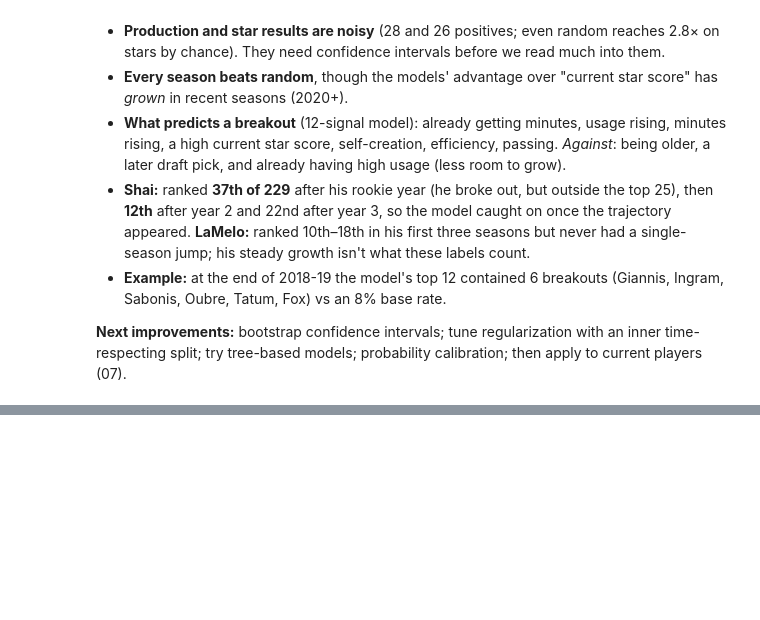
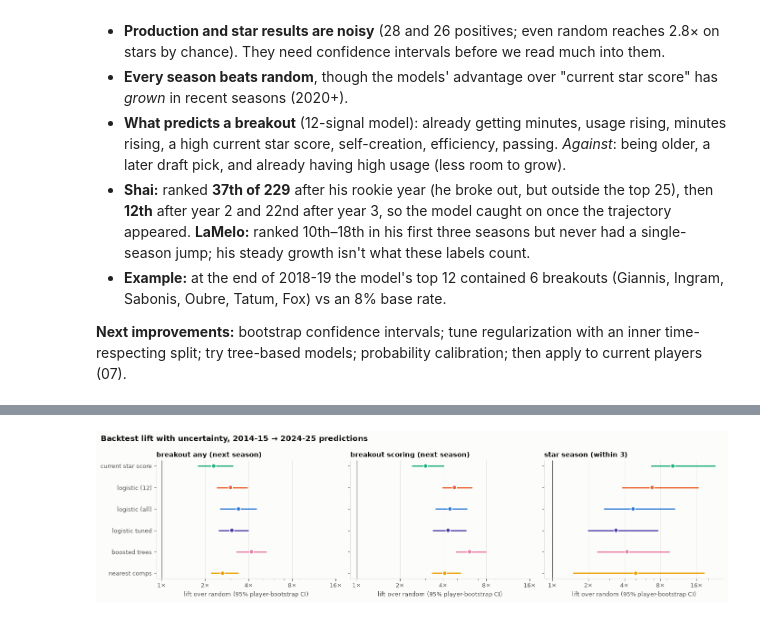
Before and after one commit to dan-j-e/unicorn-hunting, a Jupyter notebook: notebooks/06_breakout_backtest.ipynb, the cells around one changed output, grey strips where cells are left out. Cells and saved outputs as stored; diff of their text form; code cells hidden in the pictures; blank space fills up the shorter version.

```diff
--- a/notebooks/06_breakout_backtest.ipynb
+++ b/notebooks/06_breakout_backtest.ipynb
@@ -266,0 +274,13 @@ dtype: float64
+# %%
+from sklearn.metrics import brier_score_loss
+from unicorn.backtest import NearestComps, TunedLogistic, boosted_trees, bootstrap_ap
+
+MODELS_B = {"current star score": MODELS["current star score"], "logistic (12)": SmallLogistic,
+            "logistic (all)": logistic_model, "logistic tuned": TunedLogistic,
+            "boosted trees": boosted_trees, "nearest comps": NearestComps}
+preds_b, boot, draws = {}, {}, {}
+for target in ["breakout_any_next1", "breakout_scoring_next1", "star_season_next3"]:
+    h, pop, first, last = TARGETS[target]
+    preds_b[target] = walk_forward(lab, target, h, pop, first, last, MODELS_B, FEATURES)
+    boot[target], draws[target] = bootstrap_ap(preds_b[target], n_boot=500, return_draws=True)
+pd.concat(boot, names=["target", "model"]).round(2)
@@ -266,0 +306,21 @@ dtype: float64
+# %%
+colors_b = {"current star score": SERIES[2], "logistic (12)": SERIES[1], "logistic (all)": SERIES[0],
+            "logistic tuned": "#4a3aa7", "boosted trees": "#e87ba4", "nearest comps": SERIES[3]}
+fig, axes = plt.subplots(1, 3, figsize=(14, 3.8), sharey=True)
+model_order = list(MODELS_B)
+for ax, (target, b) in zip(axes, boot.items()):
+    b = b.reindex(model_order)
+    y = np.arange(len(b))
+    ax.hlines(y, b["ci_low"], b["ci_high"], color=[colors_b[m] for m in b.index], linewidth=2)
+    ax.scatter(b["AP_lift"], y, color=[colors_b[m] for m in b.index], s=44, edgecolor=SURFACE, linewidth=1.2, zorder=3)
+    ax.axvline(1, color=INK2, linewidth=1)
+    ax.set_xscale("log"); ax.set_xticks([1, 2, 4, 8, 16], ["1×", "2×", "4×", "8×", "16×"])
+    ax.set_title(target.replace("_next1", " (next season)").replace("_next3", " (within 3)").replace("_", " "), loc="left")
+    ax.grid(axis="y", visible=False)
+axes[0].set_yticks(range(len(model_order)), model_order); axes[0].invert_yaxis()
+for ax in axes:
+    ax.set_xlabel("lift over random (95% player-bootstrap CI)")
+fig.suptitle("Backtest lift with uncertainty, 2014-15 → 2024-25 predictions", x=0.01, ha="left", fontsize=12, fontweight="bold")
+fig.tight_layout(); fig.savefig(FIG_DIR / "06_backtest_lift_ci.png", dpi=150, bbox_inches="tight")
+# %% [output]
+[figure, added]
```
Also changed, not shown: parts of 7 cells of this notebook, 4 other files.
